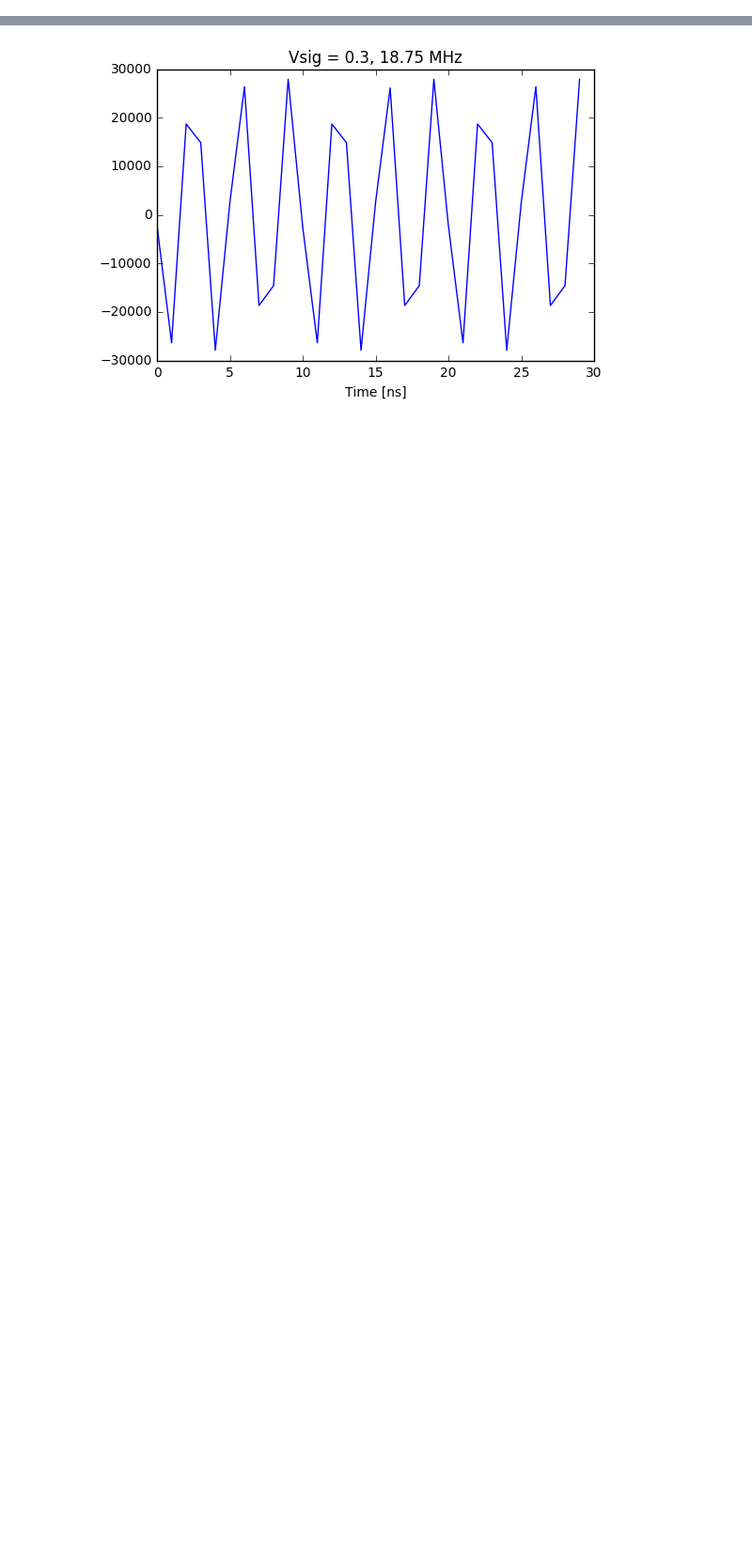
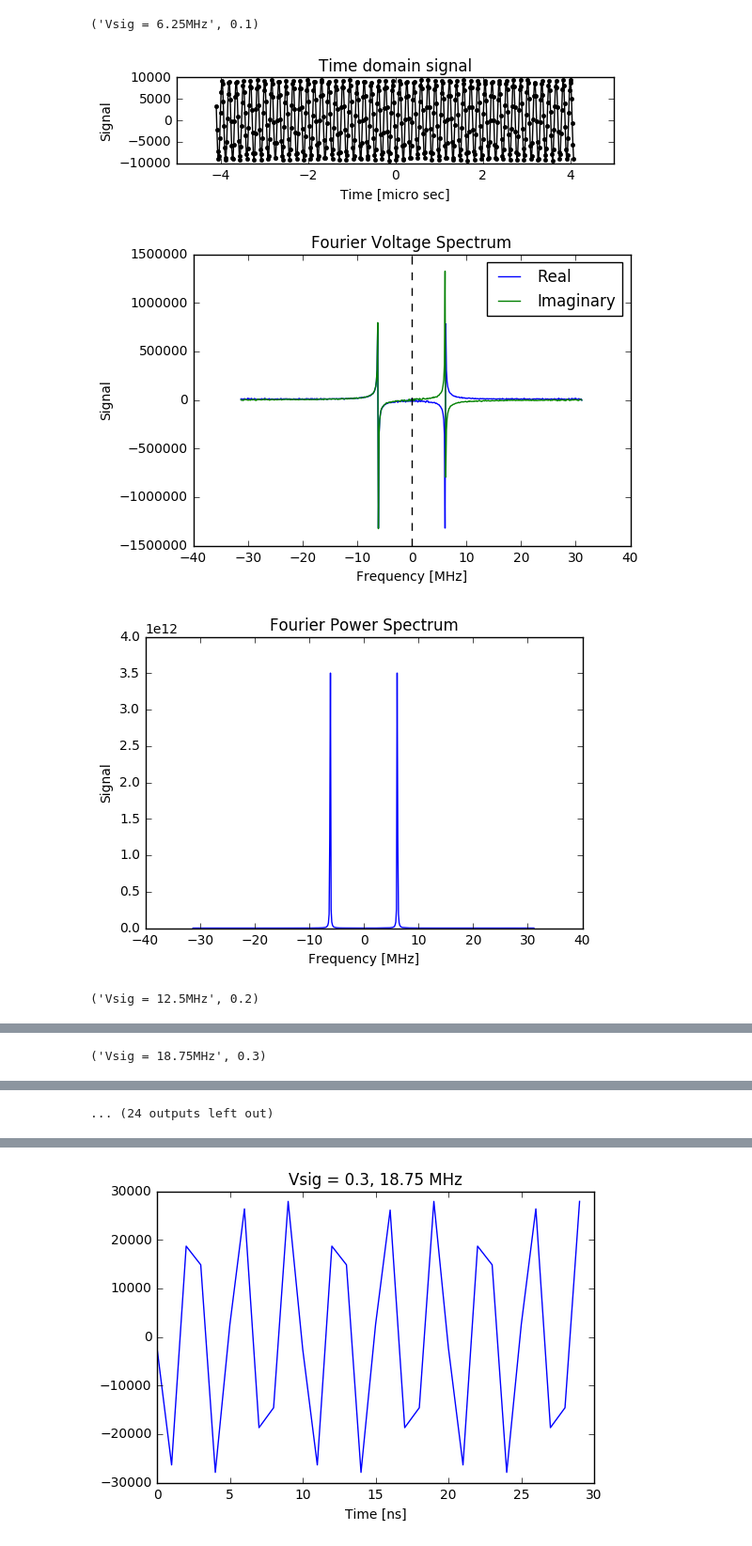
Before and after one commit to hamburgerguy/Astro-Lab1-Dump, a Jupyter notebook: gould_lab1.ipynb, the cells around one changed output, grey strips where cells are left out. Shown at 94% size. Cells and saved outputs as stored; diff of their text form; code cells hidden in the pictures; blank space fills up the shorter version.

```diff
--- a/gould_lab1.ipynb
+++ b/gould_lab1.ipynb
@@ -7,0 +20,69 @@ x = ugradio.pico.capture_data('1V', divisor=1, nsamples=700)
+# %%
+# Fourier analysis
+
+N = 512
+time = np.linspace(-N/(2*62.5),(N/2-1)/62.5,N)
+
+def fa(file,Vsig):
+
+    Vsamp = 62.5 #MHz
+
+    print('Vsig = {}{}'.format(Vsig, 'MHz'), Vsig/Vsamp)
+    file9 = np.loadtxt(file)
+
+    plt.subplot(3,1,1)
+
+    time_domain()
+    voltage_spectrum()
+    power_spectrum()
+
+    #time domain signal - plot digitally sampled waveform vs time
+def time_domain():
+        plt.plot(time,file9[:N],'k.-')
+        plt.title("Time domain signal")
+        plt.xlabel("Time [micro sec]")
+        plt.ylabel("Signal")
+        plt.show()
+
+    #Fourier voltage spectrum - have real and imaginary parts
+    # frequency domain signal
+def voltage_spectrum():
+        f,fx = ugradio.dft.dft(file9[:N],t=time, vsamp=62.5)
+
+        plt.plot(f,fx.real, label = "Real")
+        plt.plot(f,fx.imag, label = "Imaginary")
+        plt.axvline(x=0, color = 'k', linestyle = '--') #Hermitian symmetry
+        plt.title("Fourier Voltage Spectrum")
+        plt.xlabel("Frequency [MHz]")
+        plt.ylabel("Signal")
+        plt.legend()
+        plt.show()
+
+
+    # Fourier power spectrum
+def power_spectrum():
+        P = fx*np.conj(fx)
+        plt.plot(f,P)
+        plt.title("Fourier Power Spectrum")
+        plt.xlabel("Frequency [MHz]")
+        plt.ylabel("Signal")
+        plt.show()
+
+
+
+
+fa('data_0.1', Vsig = 6.25)
+fa('data_0.2', Vsig = 12.5)
+fa('data_0.3', Vsig = 18.75)
+fa('data_0.4', Vsig = 25.0)
+fa('data_0.5', Vsig = 31.25)
+fa('data_0.6', Vsig = 37.5)
+fa('data_0.7', Vsig = 43.75)
+fa('data_0.8', Vsig = 50.0)
+fa('data_0.9', Vsig = 56.25)
+# %% [output]
+('Vsig = 6.25MHz', 0.1)
+[figure, added]
+[figure, added]
+[figure, added]
+('Vsig = 12.5MHz', 0.2)
@@ -7,0 +92 @@ x = ugradio.pico.capture_data('1V', divisor=1, nsamples=700)
+('Vsig = 18.75MHz', 0.3)
@@ -7,0 +96 @@ x = ugradio.pico.capture_data('1V', divisor=1, nsamples=700)
+... (24 outputs left out)
```
Also changed, not shown: parts of 24 cells of this notebook.
